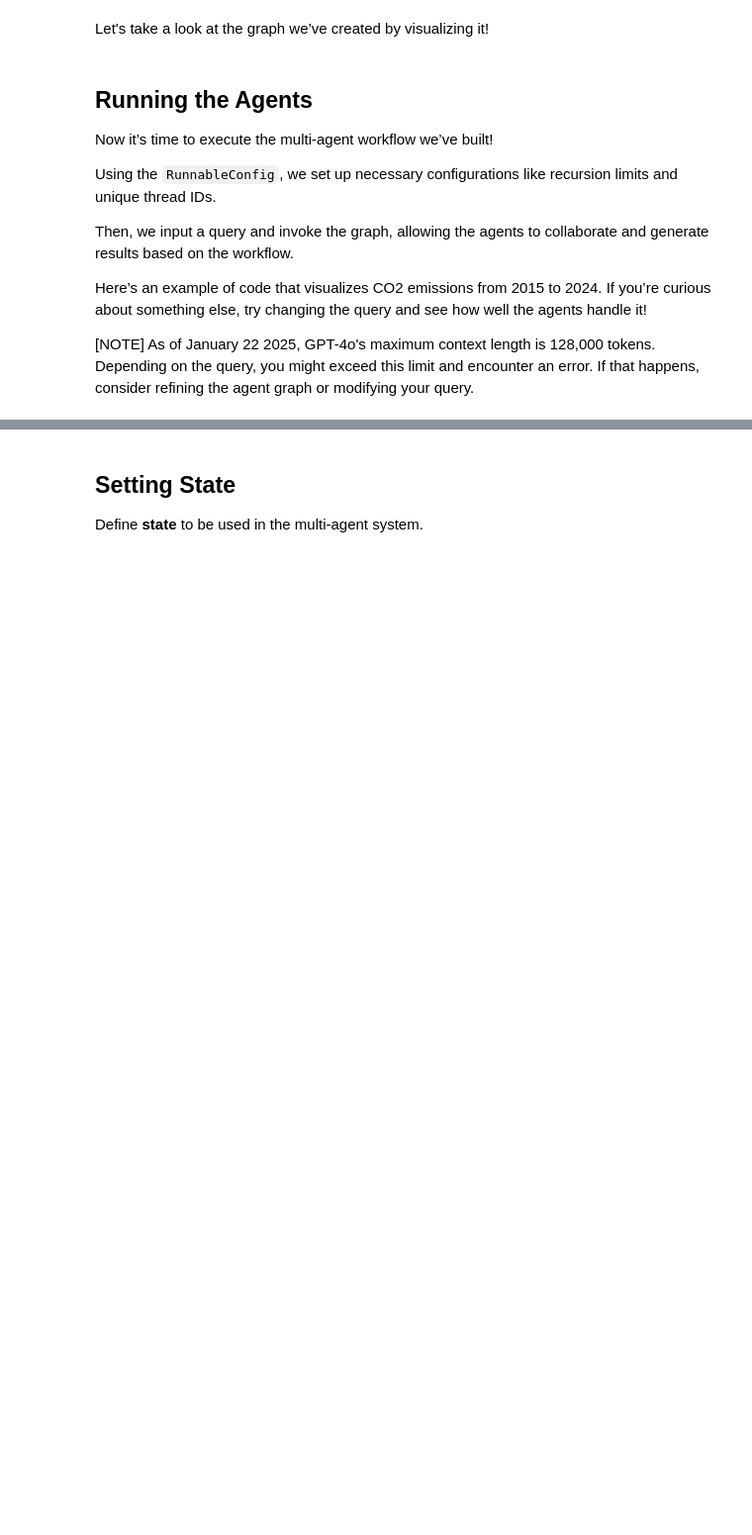
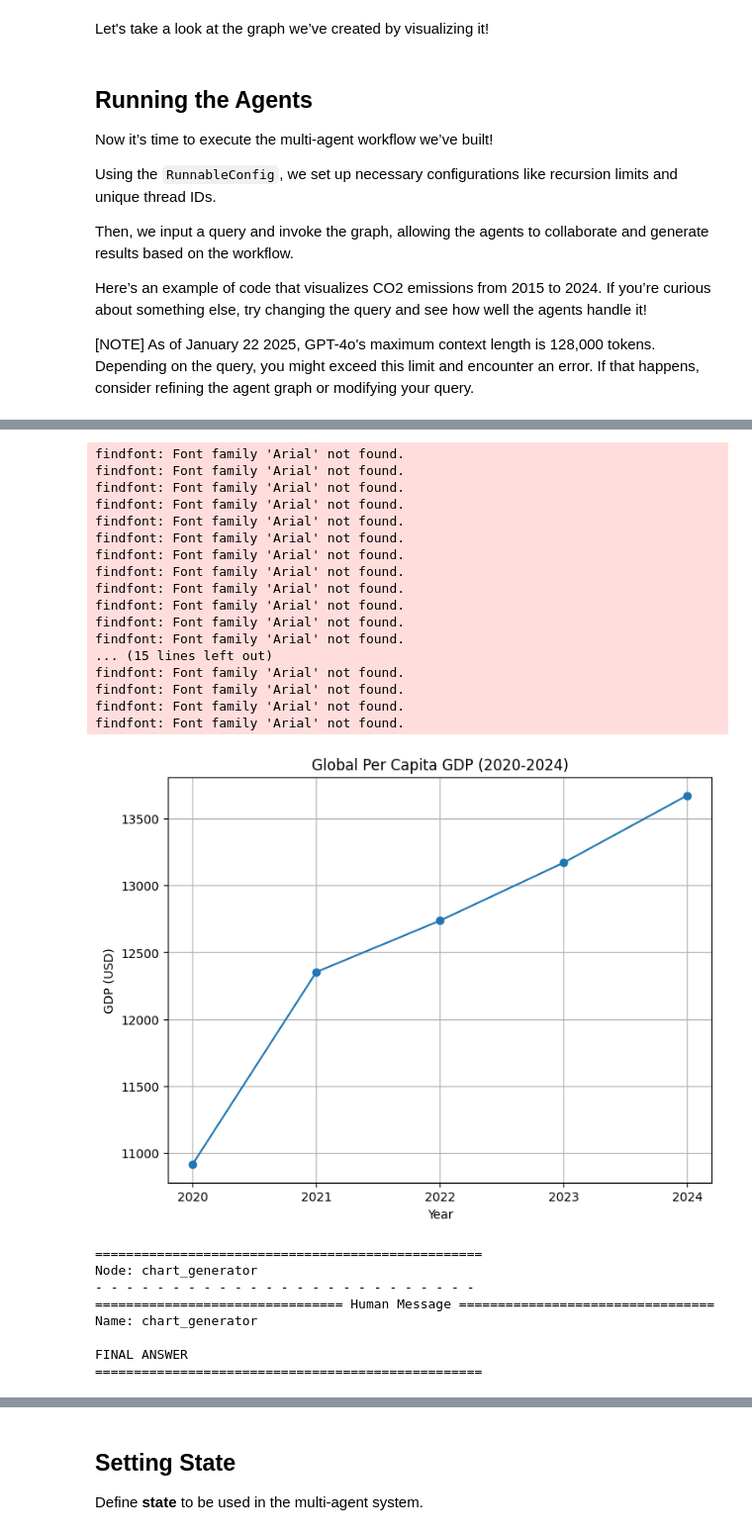
Before and after one commit to anshupandey/B6_GAAP_GCP, a Jupyter notebook: code14_LangGraph_Multi_Agent_Collaboration.ipynb, the cells around one changed output, grey strips where cells are left out. Shown: that part at 99% size. Cells and saved outputs as stored; diff of their text form; code cells hidden in the pictures; blank space fills up the shorter version.

```diff
--- a/code14_LangGraph_Multi_Agent_Collaboration.ipynb
+++ b/code14_LangGraph_Multi_Agent_Collaboration.ipynb
@@ -331,6 +313,6 @@ Successfully installed contourpy-1.3.3 cycler-0.12.1 fonttools-4.60.1 kiwisolver
 # %%
 from langchain_core.runnables import RunnableConfig
-#from langchain_opentutorial.messages import invoke_graph, random_uuid
+
 
 # set up config (recursion_limit, thread_id)
 config = RunnableConfig(recursion_limit=10, configurable={"thread_id": "1231233"})
@@ -344,11 +326,8 @@ inputs = {
     ],
 }
 
-# invoke graph
-#invoke_graph(app, inputs, config, node_names=["researcher", "chart_generator", "agent"])
+
 
 #app.invoke(inputs,config=config)
 
-for msg in app.stream(input=inputs,config=config,stream_mode='values'):
-    last_msg = msg['messages'][-1]
-    print(last_msg)
+node_names=["researcher", "chart_generator", "agent"]
@@ -370,3 +334,46 @@ content='I am unable to generate the chart as the matplotlib library is missing.
+# %%
+ def format_namespace(namespace):
+        return namespace[-1].split(":")[0] if len(namespace) > 0 else "root graph"
 # %%
-msg
+for namespace, chunk in app.stream(
+        inputs, config, stream_mode="updates", subgraphs=True
+    ):
+        for node_name, node_chunk in chunk.items():
+            # node_names
+            if len(node_names) > 0 and node_name not in node_names:
+                continue
+
+
+            else:
+                print("\n" + "=" * 50)
+                formatted_namespace = format_namespace(namespace)
+                if formatted_namespace == "root graph":
+                    print(f"Node: \033[1;36m{node_name}\033[0m")
+                else:
+                    print(
+                        f"Node: \033[1;36m{node_name}\033[0m in [\033[1;33m{formatted_namespace}\033[0m]"
+                    )
+                print("- " * 25)
+
+
+                if isinstance(node_chunk, dict):
+                    for k, v in node_chunk.items():
+                        if isinstance(v, BaseMessage):
+                            v.pretty_print()
+                        elif isinstance(v, list):
+                            for list_item in v:
+                                if isinstance(list_item, BaseMessage):
+                                    list_item.pretty_print()
+                                else:
+                                    print(list_item)
+                        elif isinstance(v, dict):
+                            for node_chunk_key, node_chunk_value in node_chunk.items():
+                                print(f"{node_chunk_key}:\n{node_chunk_value}")
+                        else:
+                            print(f"\033[1;32m{k}\033[0m:\n{v}")
+                else:
+                    if node_chunk is not None:
+                        for item in node_chunk:
+                            print(item)
+                print("=" * 50)
 # %% [output]
@@ -390,3 +397,29 @@ msg
+findfont: Font family 'Arial' not found.
+findfont: Font family 'Arial' not found.
+findfont: Font family 'Arial' not found.
+findfont: Font family 'Arial' not found.
+findfont: Font family 'Arial' not found.
+findfont: Font family 'Arial' not found.
+findfont: Font family 'Arial' not found.
+findfont: Font family 'Arial' not found.
+findfont: Font family 'Arial' not found.
+findfont: Font family 'Arial' not found.
+findfont: Font family 'Arial' not found.
+findfont: Font family 'Arial' not found.
+... (15 lines left out)
+findfont: Font family 'Arial' not found.
+findfont: Font family 'Arial' not found.
+findfont: Font family 'Arial' not found.
+findfont: Font family 'Arial' not found.
+[figure, added]
+==================================================
+Node: chart_generator
+- - - - - - - - - - - - - - - - - - - - - - - - -
+================================ Human Message =================================
+Name: chart_generator
+
+FINAL ANSWER
+==================================================
 # %% [markdown]
 # Multi-Agent Supervisor
 
```
Also changed, not shown: parts of 15 cells of this notebook.
